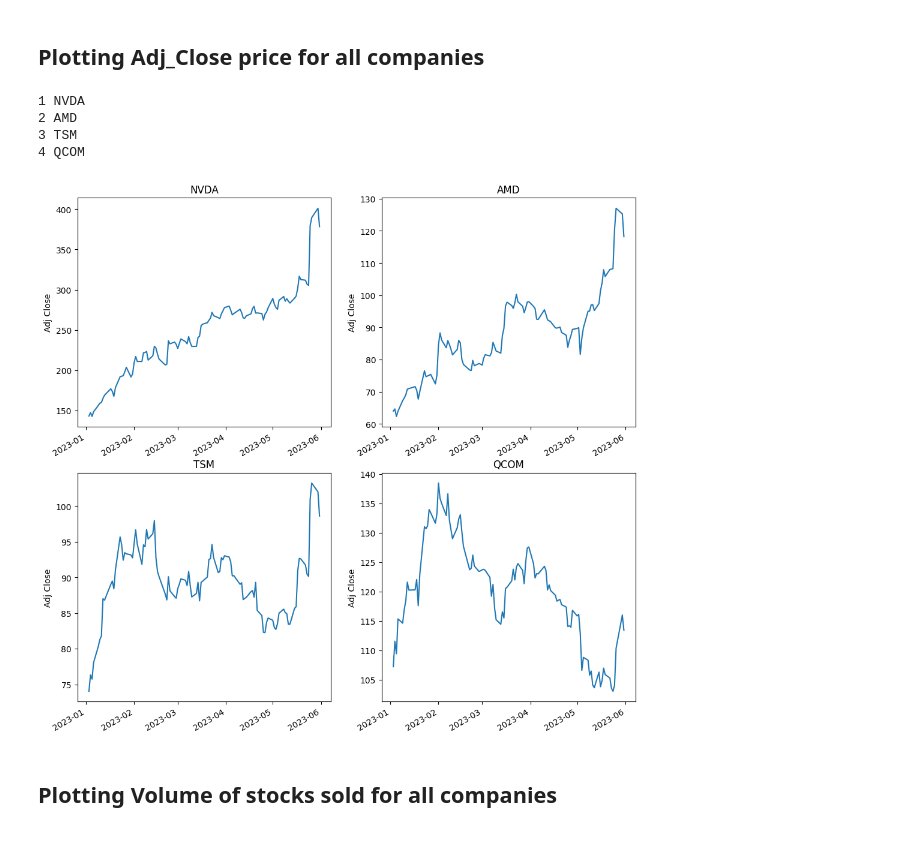
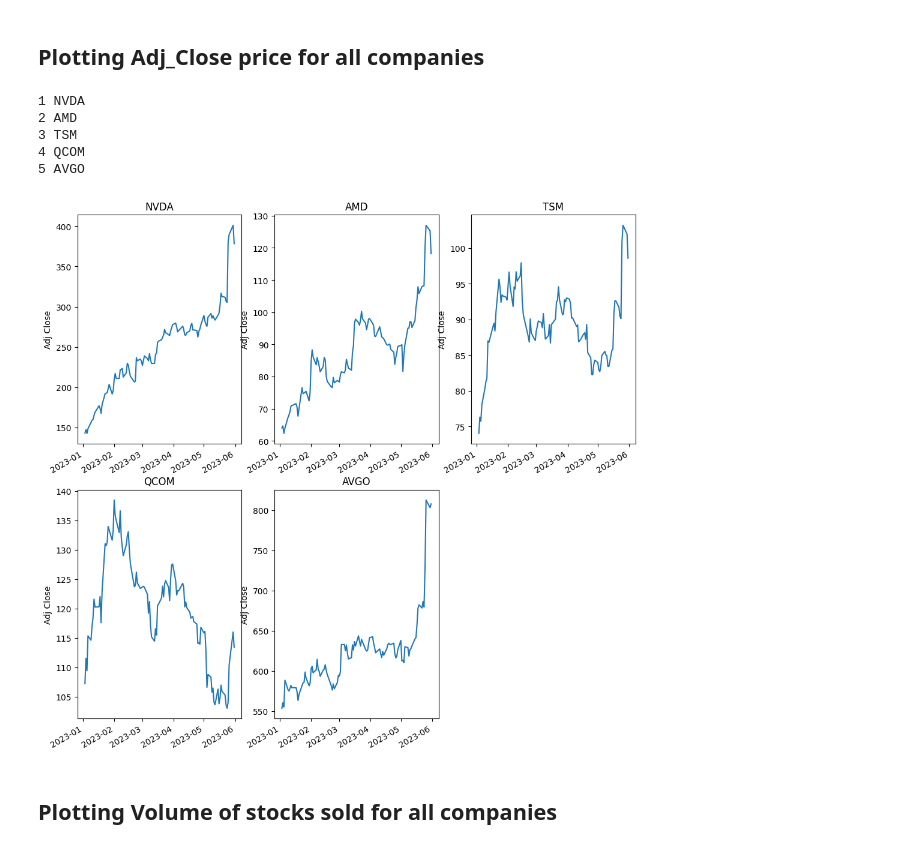
Before and after one commit to piyush-an/INFO7374_Predict_StockPrice, a Jupyter notebook: notebooks/1_NVDA_vs_Competitors.ipynb, the cells around one changed output. Cells and saved outputs as stored; diff of their text form; code cells hidden in the pictures.

```diff
--- a/notebooks/1_NVDA_vs_Competitors.ipynb
+++ b/notebooks/1_NVDA_vs_Competitors.ipynb
@@ -77,6 +82,7 @@ for col in cols:
     AMD_new.rename(columns={col: "AMD_" + col}, inplace=True)
     TSM_new.rename(columns={col: "TSM_" + col}, inplace=True)
     QCOM_new.rename(columns={col: "QCOM_" + col}, inplace=True)
+    AVGO_new.rename(columns={col: "AVGO_" + col}, inplace=True)
 # %% [output]
 A value is trying to be set on a copy of a slice from a DataFrame
 
@@ -101,10 +111,11 @@ NVDA_new = NVDA_new.loc[train_start_date:train_end_date]
 AMD_new = AMD_new.loc[train_start_date:train_end_date]
 TSM_new = TSM_new.loc[train_start_date:train_end_date]
 QCOM_new = QCOM_new.loc[train_start_date:train_end_date]
+AVGO_new = AVGO_new.loc[train_start_date:train_end_date]
 # %% [markdown]
 Concatinating the dataframes for NVDA and all the competitors:
 # %%
-final_df = pd.concat([NVDA_new, AMD_new, TSM_new, QCOM_new], axis=1)
+final_df = pd.concat([NVDA_new, AMD_new, TSM_new, QCOM_new, AVGO_new], axis=1)
 final_df
 # %% [output]
 |  | NVDA_Open | NVDA_Close | NVDA_Adj Close | NVDA_Volume | AMD_Open | AMD_Close | AMD_Adj Close | AMD_Volume | ... |
@@ -192,7 +207,7 @@ plt.show()
 final_cols = final_df.columns
 # %%
 # Plotting 'price' target variable
-fig, ax = plt.subplots(16, 1, figsize=(10, 40))
+fig, ax = plt.subplots(20, 1, figsize=(10, 40))
 for i, col in enumerate(final_cols):
     sns.histplot(final_df[col], kde=True, bins="auto", ax=ax[i])
     ax[i].set_xlabel(col)
@@ -204,22 +219,23 @@ plt.show()
 # %% [markdown]
 ## Plotting Adj_Close price for all companies
 # %%
-company_list = ["NVDA", "AMD", "TSM", "QCOM"]
+company_list = ["NVDA", "AMD", "TSM", "QCOM", "AVGO"]
 plt.figure(figsize=(12, 8))
 plt.subplots_adjust(top=1.25, bottom=1.2)
 for i, company in enumerate(company_list, 1):
     print(i, company)
-    plt.subplot(2, 2, i)
+    plt.subplot(2, 3, i)
     final_df[company + "_Close"].plot()
     plt.ylabel("Adj Close")
     plt.xlabel(None)
     plt.title(company_list[i - 1])
 # %% [output]
 1 NVDA
 2 AMD
 3 TSM
 4 QCOM
+5 AVGO
-[figure, old version]
+[figure, new version]
 # %% [markdown]
 ## Plotting Volume of stocks sold for all companies
 # %%
```
Also changed, not shown: parts of 16 cells of this notebook.
